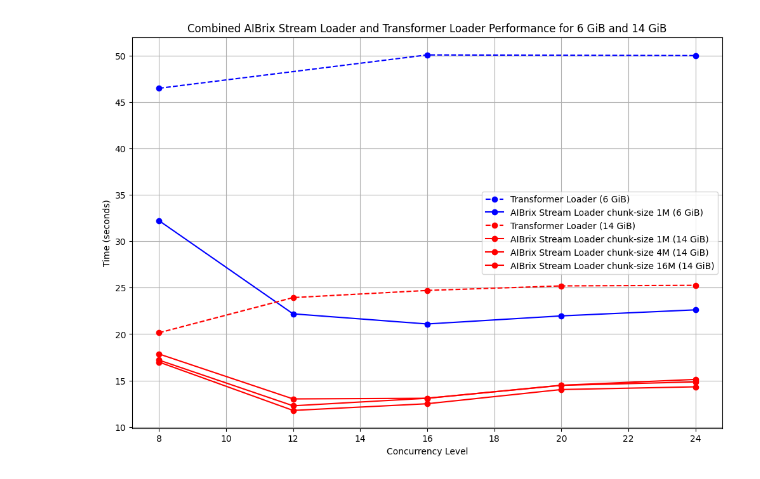
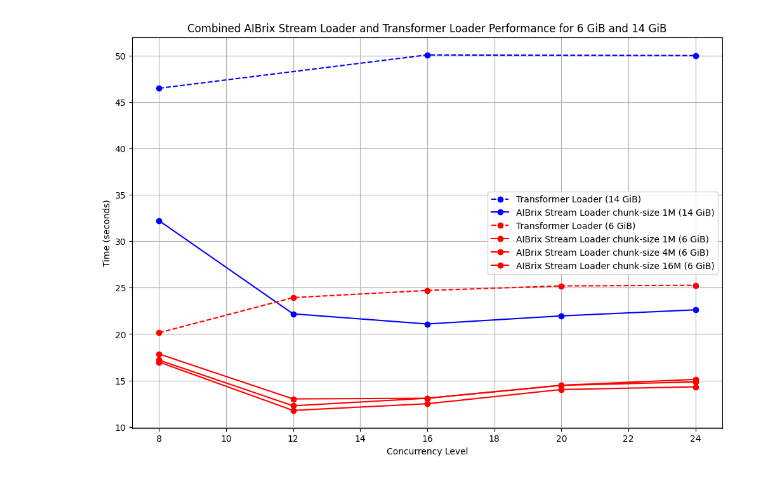
Before and after one commit to zhangjyr/aibrix, a Jupyter notebook: benchmarks/plot/aibrix0.1-downloader.ipynb, the cells around one changed output. Saved outputs shown, nothing was run; the diff lists cells and outputs as text; code cells hidden in the pictures.

```diff
--- a/benchmarks/plot/aibrix0.1-downloader.ipynb
+++ b/benchmarks/plot/aibrix0.1-downloader.ipynb
@@ -7,50 +7,50 @@ import matplotlib.pyplot as plt
 concurrency_levels = [8, 12, 16, 20, 24]
 
 # AIBrix Stream Loader times for 6 GiB and 14 GiB datasets with chunk sizes (from both images)
-aibrix_6GB = {
+aibrix_14GB = {
     '1M': [32.22, 22.18, 21.09, 21.96, 22.61],
 }
-aibrix_14GB = {
+aibrix_6GB = {
     '1M': [16.99, 11.78, 12.50, 14.03, 14.32],
     '4M': [17.20, 12.28, 13.09, 14.48, 14.85],
     '16M': [17.86, 13.02, 13.09, 14.49, 15.12]
 }
 
 # Transformer Loader times for 6 GiB and 14 GiB datasets
-transformer_loader_6GB = [46.47, None, 50.06, None, 49.99]
-transformer_loader_14GB = [20.14, 23.93, 24.70, 25.19, 25.25]
+transformer_loader_14GB = [46.47, None, 50.06, None, 49.99]
+transformer_loader_6GB = [20.14, 23.93, 24.70, 25.19, 25.25]
 
 # Function to filter out None values for continuous plotting
 def filter_none_values(concurrency_levels, times):
     filtered_concurrency = [c for c, t in zip(concurrency_levels, times) if t is not None]
     filtered_times = [t for t in times if t is not None]
     return filtered_concurrency, filtered_times
 
 # Plotting the combined data
 plt.figure(figsize=(12, 8))
 
+# Plot for 14 GiB data
+concurrency_filtered, times_filtered = filter_none_values(concurrency_levels, transformer_loader_14GB)
+plt.plot(concurrency_filtered, times_filtered, marker='o', linestyle='--', label='Transformer Loader (14 GiB)', color='blue')
+
+concurrency_filtered, times_filtered = filter_none_values(concurrency_levels, aibrix_14GB['1M'])
+plt.plot(concurrency_filtered, times_filtered, marker='o', label='AIBrix Stream Loader chunk-size 1M (14 GiB)', color='blue')
+
 # Plot for 6 GiB data
 concurrency_filtered, times_filtered = filter_none_values(concurrency_levels, transformer_loader_6GB)
-plt.plot(concurrency_filtered, times_filtered, marker='o', linestyle='--', label='Transformer Loader (6 GiB)', color='blue')
+plt.plot(concurrency_levels, transformer_loader_6GB, marker='o', linestyle='--', label='Transformer Loader (6 GiB)', color='red')
 
-concurrency_filtered, times_filtered = filter_none_values(concurrency_levels, aibrix_6GB['1M'])
-plt.plot(concurrency_filtered, times_filtered, marker='o', label='AIBrix Stream Loader chunk-size 1M (6 GiB)', color='blue')
-
-# Plot for 14 GiB data
-concurrency_filtered, times_filtered = filter_none_values(concurrency_levels, transformer_loader_14GB)
-plt.plot(concurrency_levels, transformer_loader_14GB, marker='o', linestyle='--', label='Transformer Loader (14 GiB)', color='red')
-
-for chunk_size, times in aibrix_14GB.items():
-    plt.plot(concurrency_levels, times, marker='o', label=f'AIBrix Stream Loader chunk-size {chunk_size} (14 GiB)', color='red')
+for chunk_size, times in aibrix_6GB.items():
+    plt.plot(concurrency_levels, times, marker='o', label=f'AIBrix Stream Loader chunk-size {chunk_size} (6 GiB)', color='red')
 
 # Adding labels and title
 plt.xlabel("Concurrency Level")
 plt.ylabel("Time (seconds)")
 plt.title("Combined AIBrix Stream Loader and Transformer Loader Performance for 6 GiB and 14 GiB")
 plt.legend()
 plt.grid()
 
 # Show plot
 plt.show()
 # %% [output]
-[figure, old version]
+[figure, new version]
```
Also changed, not shown: 1 other file.
